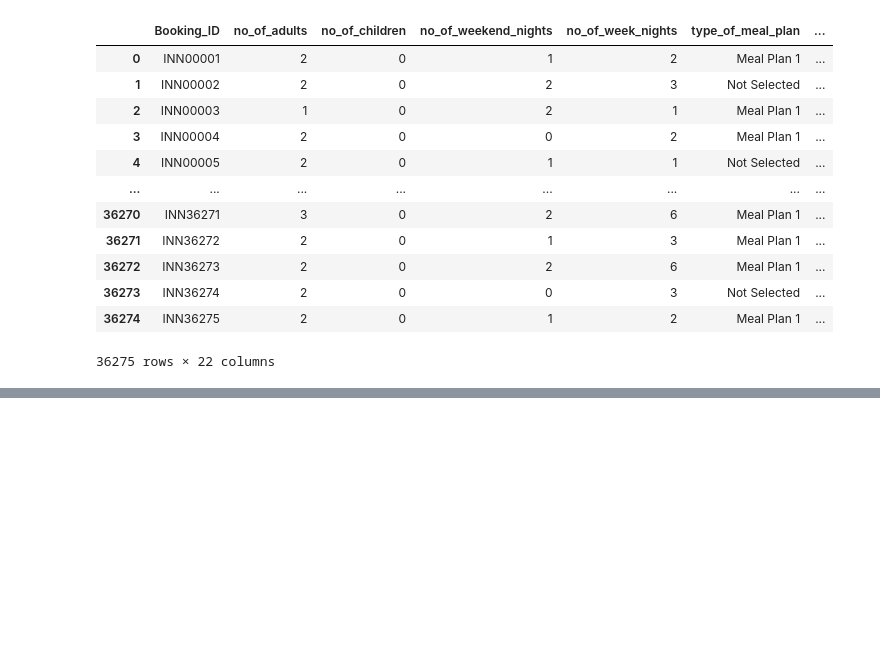
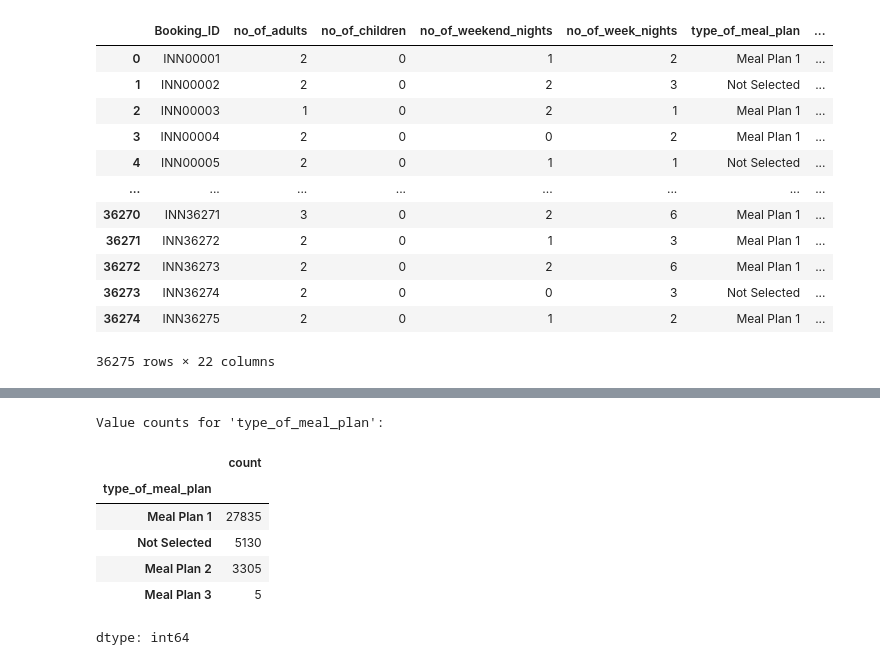
Before and after one commit to jebin24it-boop/Infotact_Travel_Hospitality_Analytics, a Jupyter notebook: notebooks/Day5_DataCleaning.ipynb, the cells around one changed output, grey strips where cells are left out. Saved outputs shown, nothing was run; the diff lists cells and outputs as text; code cells hidden in the pictures; blank space fills up the shorter version.

```diff
--- a/notebooks/Day5_DataCleaning.ipynb
+++ b/notebooks/Day5_DataCleaning.ipynb
@@ -220,2 +293,15 @@ df
+# %%
+# Display value counts for 'type_of_meal_plan'
+print("\nValue counts for 'type_of_meal_plan':")
+display(df['type_of_meal_plan'].value_counts())
+# %% [output]
+Value counts for 'type_of_meal_plan':
+|  | count |
+| type_of_meal_plan |  |
+| Meal Plan 1 | 27835 |
+| Not Selected | 5130 |
+| Meal Plan 2 | 3305 |
+| Meal Plan 3 | 5 |
+dtype: int64
 # %%
 df.to_csv('Hotel_Reservations_1.csv')
```
Also changed, not shown: parts of 7 cells of this notebook.
